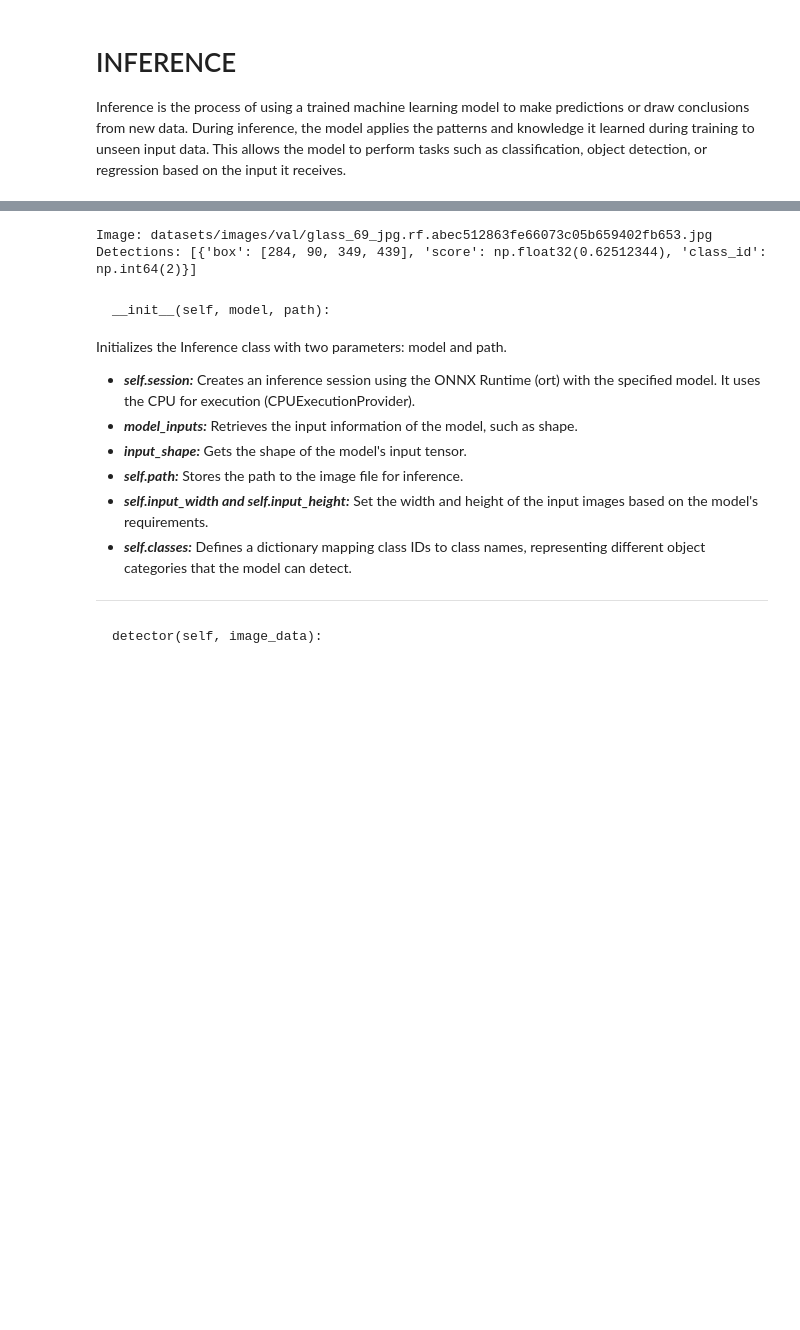
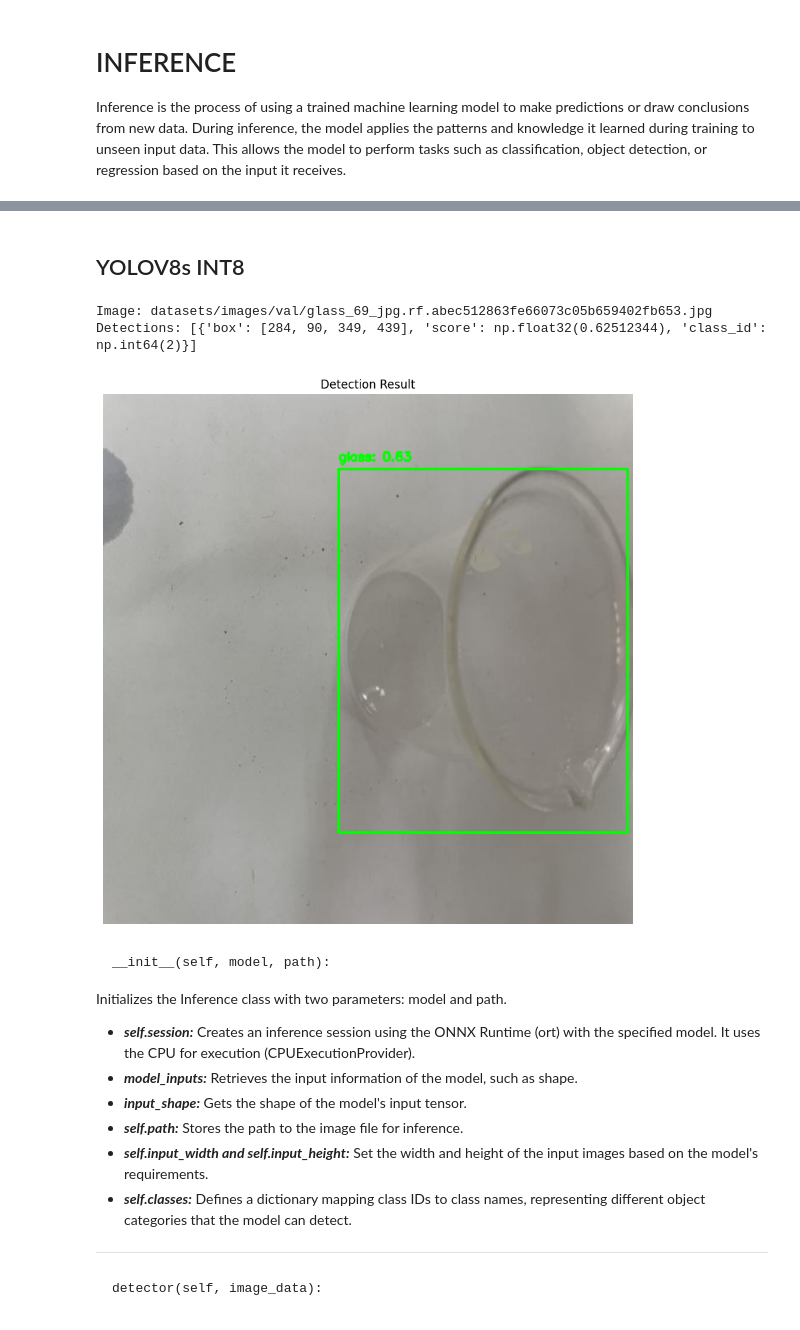
Before and after one commit to trash-detection/trash-detection, a Jupyter notebook: quantization-validation-of-yolov8s-model.ipynb, the cells around one changed output, grey strips where cells are left out. Saved outputs shown, nothing was run; the diff lists cells and outputs as text; code cells hidden in the pictures; blank space fills up the shorter version.

```diff
--- a/quantization-validation-of-yolov8s-model.ipynb
+++ b/quantization-validation-of-yolov8s-model.ipynb
@@ -410,35 +833,55 @@ class Inference:
+# %% [markdown]
+## YOLOV8s INT8
 # %%
+import matplotlib.pyplot as plt
+
 # Demo: Run inference on your custom dataset
-# Use FLOAT32 model (onnx) or INT8 quantized model
 
-# Option 1: Use FP32 ONNX model
-# model_path = 'models/trainedv8s.onnx'
-
-# Option 2: Use INT8 quantized model (after quantization)
 model_path = 'models/static_quantized.onnx'
 
 # Create inference instance
 inference = Inference(model_path, '')
 
 # Run on single image
 image_path = 'datasets/images/val/glass_69_jpg.rf.abec512863fe66073c05b659402fb653.jpg'
 detections = inference.predict_image(image_path, conf=0.35, iou=0.35)
 print(f"Image: {image_path}")
 print(f"Detections: {detections}")
 
 # Visualize result
+# img = cv.imread(image_path)
+# output_img = inference.draw_boxes(img, detections, inference.classes)
+# cv.imshow('Detection Result', output_img)
+# cv.waitKey(0)
+# cv.destroyAllWindows()
+
+# Visualize result in notebook
 img = cv.imread(image_path)
-output_img = inference.draw_boxes(img, detections, inference.classes)
-cv.imshow('Detection Result', output_img)
-cv.waitKey(0)
-cv.destroyAllWindows()
+
+output_img = inference.draw_boxes(
+    img,
+    detections,
+    inference.classes
+)
+
+
+# Convert BGR -> RGB
+output_img_rgb = cv.cvtColor(output_img, cv.COLOR_BGR2RGB)
+
+# Display
+plt.figure(figsize=(10, 10))
+plt.imshow(output_img_rgb)
+plt.axis('off')
+plt.title("Detection Result")
+plt.show()
 
 # Or run on entire validation directory
 # results = inference.predict_directory('datasets/images/val', 'output/val_results')
 # print(f"Processed {len(results)} images")
 # %% [output]
 Image: datasets/images/val/glass_69_jpg.rf.abec512863fe66073c05b659402fb653.jpg
 Detections: [{'box': [284, 90, 349, 439], 'score': np.float32(0.62512344), 'class_id': np.int64(2)}]
+[figure, added]
 # %% [markdown]
     __init__(self, model, path):
 Initializes the Inference class with two parameters: model and path.
```
Also changed, not shown: parts of 17 cells of this notebook, 14 other files.
